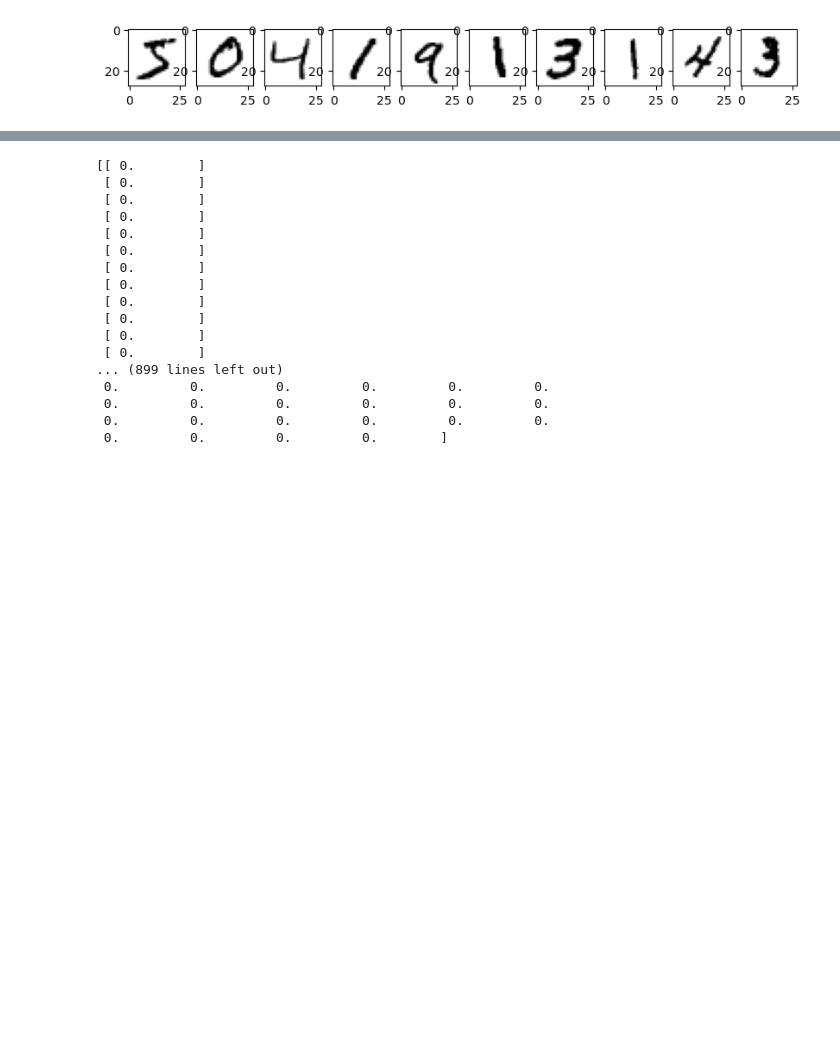
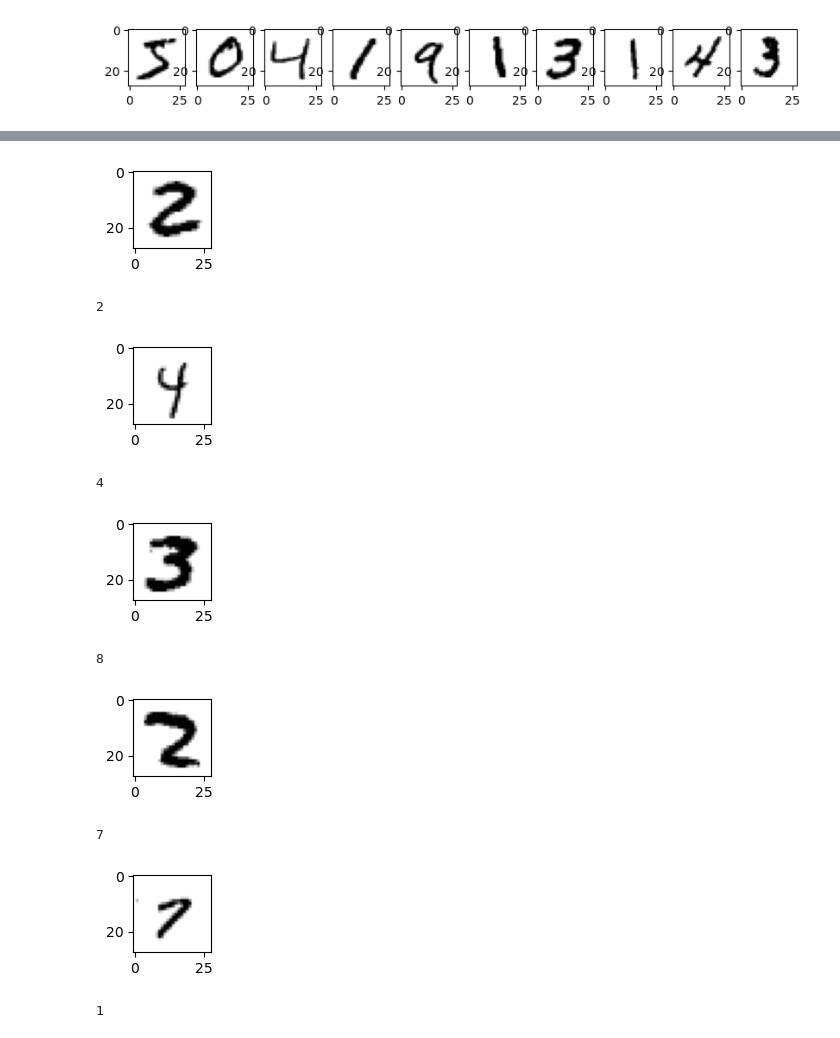
Before and after one commit to theimowski/AI-For-Beginners, a Jupyter notebook: lessons/3-NeuralNetworks/03-Perceptron/lab/PerceptronMultiClass.ipynb, the cells around one changed output, grey strips where cells are left out. Drawn from its saved outputs; the diff is of its cells as text; code cells hidden in the pictures; blank space fills up the shorter version.

```diff
--- a/lessons/3-NeuralNetworks/03-Perceptron/lab/PerceptronMultiClass.ipynb
+++ b/lessons/3-NeuralNetworks/03-Perceptron/lab/PerceptronMultiClass.ipynb
@@ -187,27 +207,19 @@ for i in range(10):
-# %%
-def result(weights, x):
-    np.dot(x, weights)
-
-print(weights[0])
-print(features[0])
-#print(result(weights[0], features[0]))
-
-#def classify(image):
-# %% [output]
-[[ 0.        ]
- [ 0.        ]
- [ 0.        ]
- [ 0.        ]
- [ 0.        ]
- [ 0.        ]
- [ 0.        ]
- [ 0.        ]
- [ 0.        ]
- [ 0.        ]
- [ 0.        ]
- [ 0.        ]
-... (899 lines left out)
- 0.         0.         0.         0.         0.         0.
- 0.         0.         0.         0.         0.         0.
- 0.         0.         0.         0.         0.         0.
- 0.         0.         0.         0.        ]
+# %%
+def classify(image):
+    return max(enumerate(weights),key=lambda x: np.dot(image,x[1]))[0]
+
+
+for i in range(25,30):
+    display_images(features[i:i+1])
+    print(classify(features[i]))
+# %% [output]
+[figure, added]
+2
+[figure, added]
+4
+[figure, added]
+8
+[figure, added]
+7
+[figure, added]
+1
```
Also changed, not shown: parts of 4 cells of this notebook.
